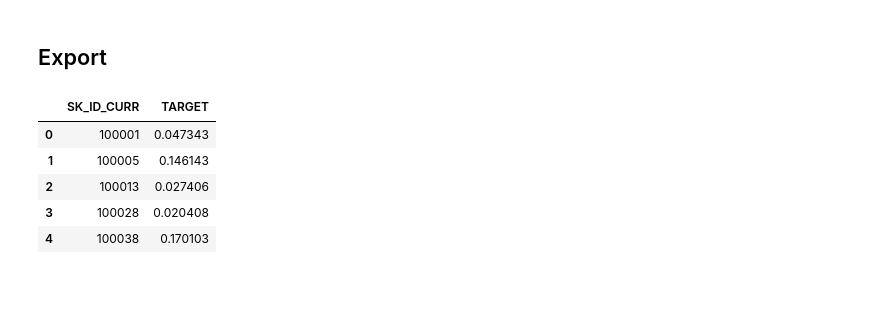
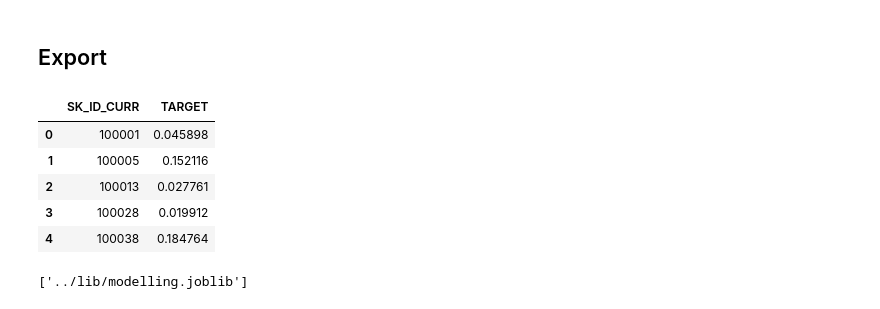
Before and after one commit to bkusuma/home-credit-default-risk, a Jupyter notebook: kaggle/working/02_Modelling.ipynb, the cells around one changed output. Drawn from its saved outputs; the diff is of its cells as text; code cells hidden in the pictures.

Commit message:
new model

```diff
--- a/kaggle/working/02_Modelling.ipynb
+++ b/kaggle/working/02_Modelling.ipynb
@@ -485,13 +486,21 @@ output
 # %%
 sample_submission_file = "sample_submission.csv"
 sample_submission_df = pd.read_csv(input_path + sample_submission_file)
 sample_submission_df["TARGET"] = preds
-sample_submission_df.to_csv("02_post_non_co.csv", index=False)
+sample_submission_df.to_csv("02_no_gnb.csv", index=False)
 sample_submission_df.head()
 # %% [output]
 |  | SK_ID_CURR | TARGET |
-| 0 | 100001 | 0.047343 |
-| 1 | 100005 | 0.146143 |
-| 2 | 100013 | 0.027406 |
-| 3 | 100028 | 0.020408 |
-| 4 | 100038 | 0.170103 |
+| 0 | 100001 | 0.045898 |
+| 1 | 100005 | 0.152116 |
+| 2 | 100013 | 0.027761 |
+| 3 | 100028 | 0.019912 |
+| 4 | 100038 | 0.184764 |
+# %%
+# saving model to lib folder for future use
+to_save = {"model" : calibrated_clf}
+filename = "modelling.joblib"
+
+joblib.dump(to_save, lib_path + filename)
+# %% [output]
+['../lib/modelling.joblib']
```
Also changed, not shown: parts of 5 cells of this notebook, 5 other files.
